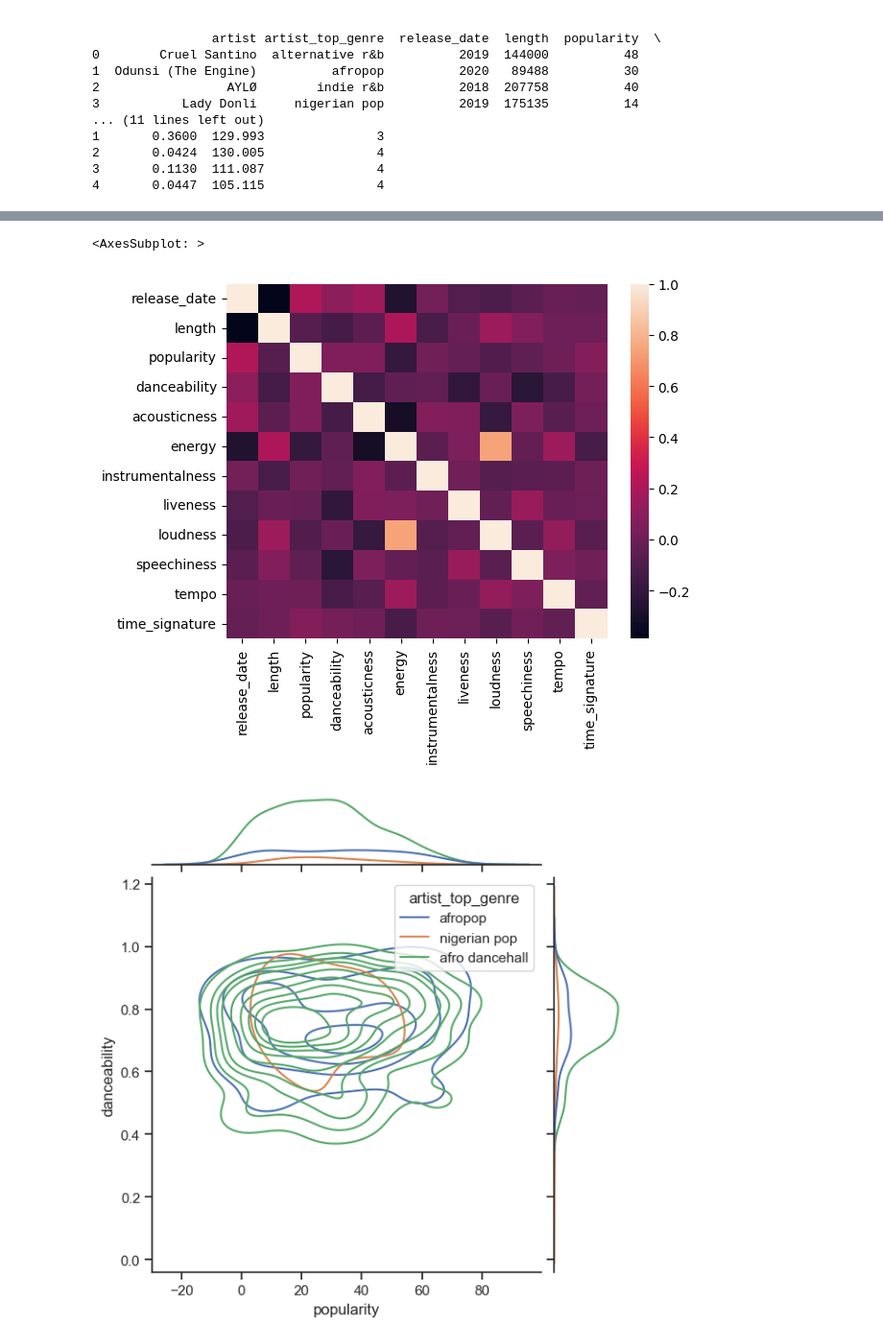
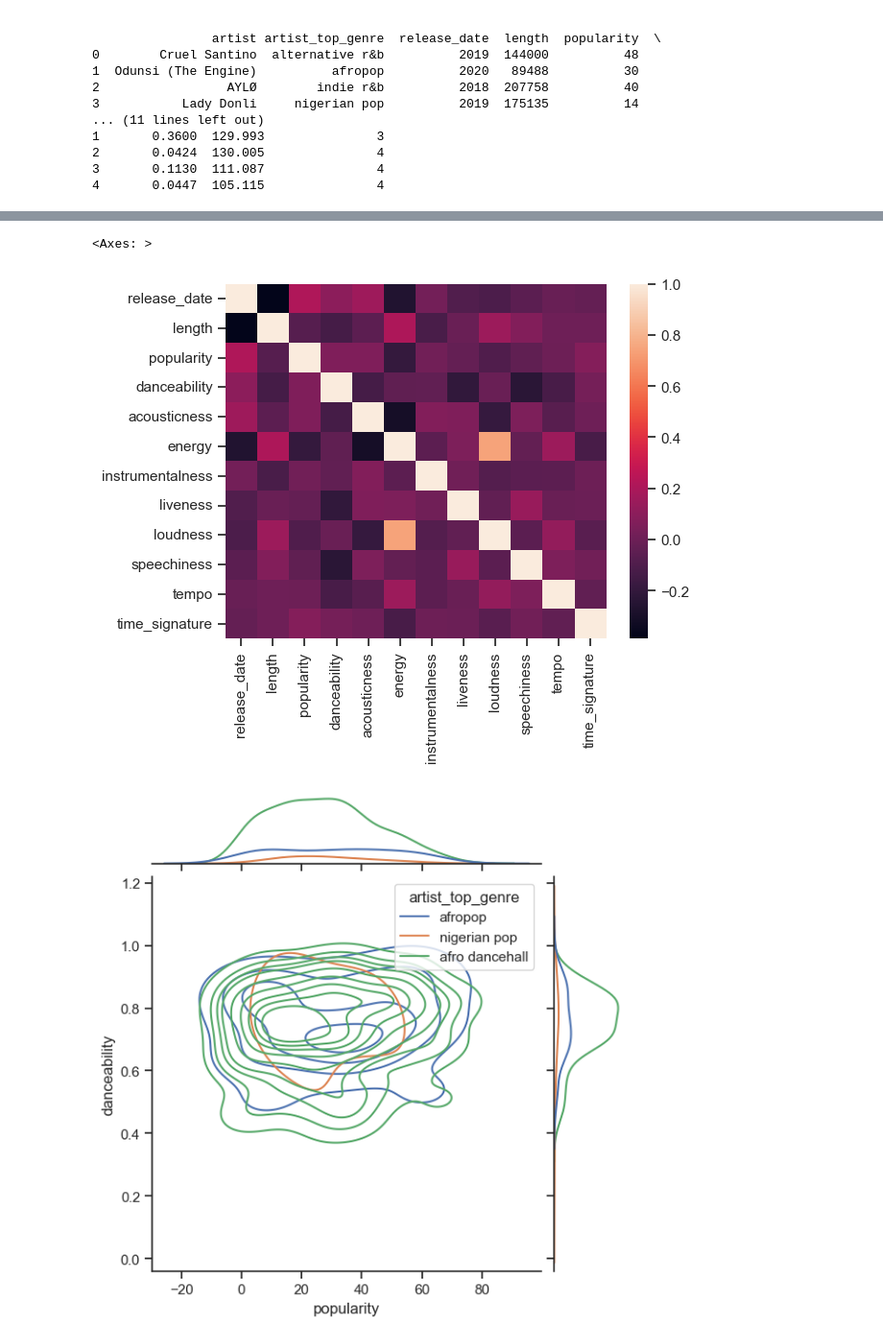
Before and after one commit to omarelwaliely/datascience, a Jupyter notebook: microsoft_beginner_ml/nigerian_song_clustering/nigerian_song_clustering.ipynb, the cells around one changed output, grey strips where cells are left out. Shown at 96% size. Cells and saved outputs as stored; diff of their text form; code cells hidden in the pictures.

```diff
--- a/microsoft_beginner_ml/nigerian_song_clustering/nigerian_song_clustering.ipynb
+++ b/microsoft_beginner_ml/nigerian_song_clustering/nigerian_song_clustering.ipynb
@@ -103,9 +106,9 @@ Text(0.5, 1.0, 'Top Genres')
 # %%
-corr_matrix = df.corr()
+corr_matrix = df.corr(numeric_only=True)
 sns.heatmap(corr_matrix)
 # %% [output]
-<AxesSubplot: >
+<Axes: >
-[figure, old version]
+[figure, new version]
 # %%
 sns.set_theme(style="ticks")
 g = sns.jointplot(
```
Also changed, not shown: parts of 17 cells of this notebook.
